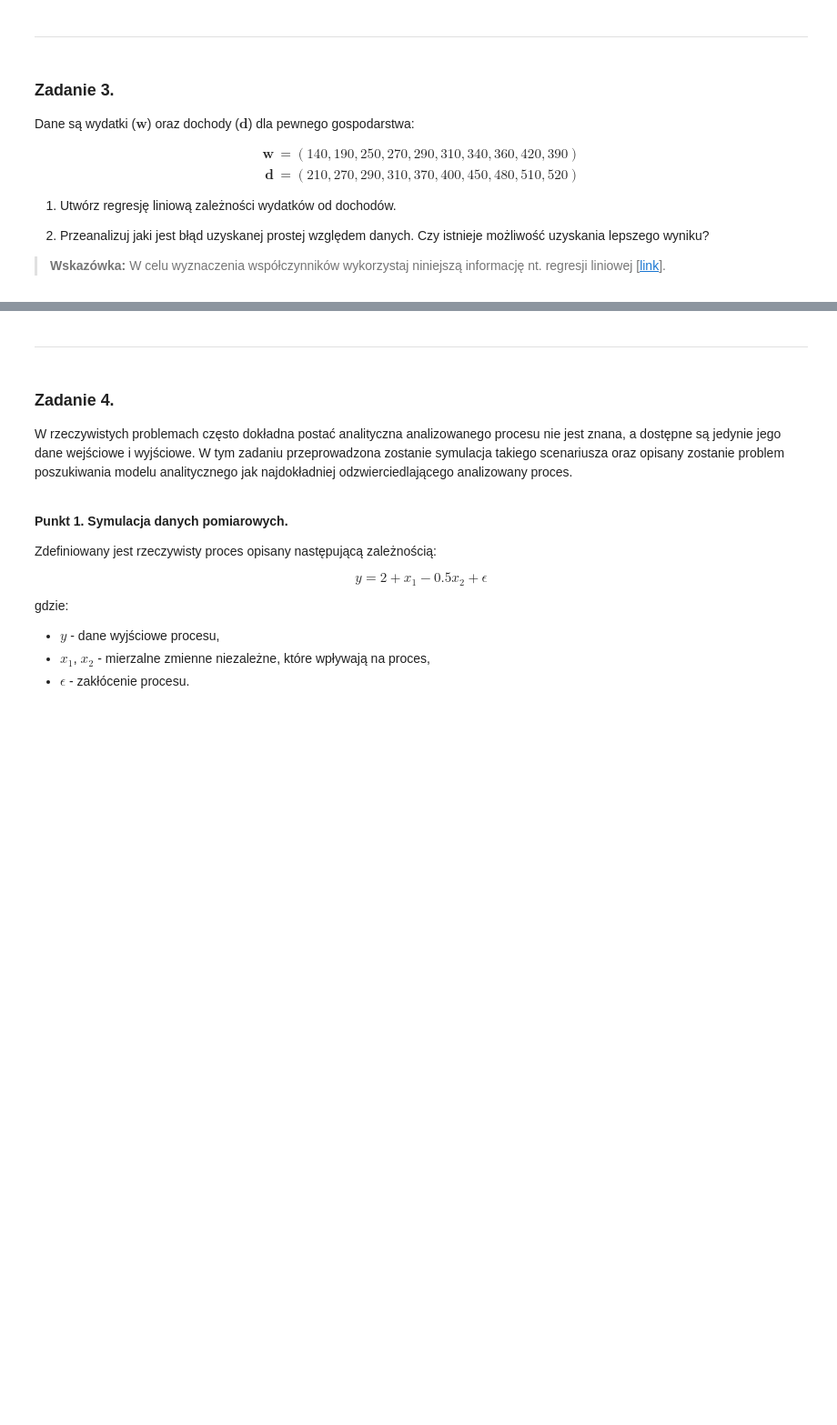
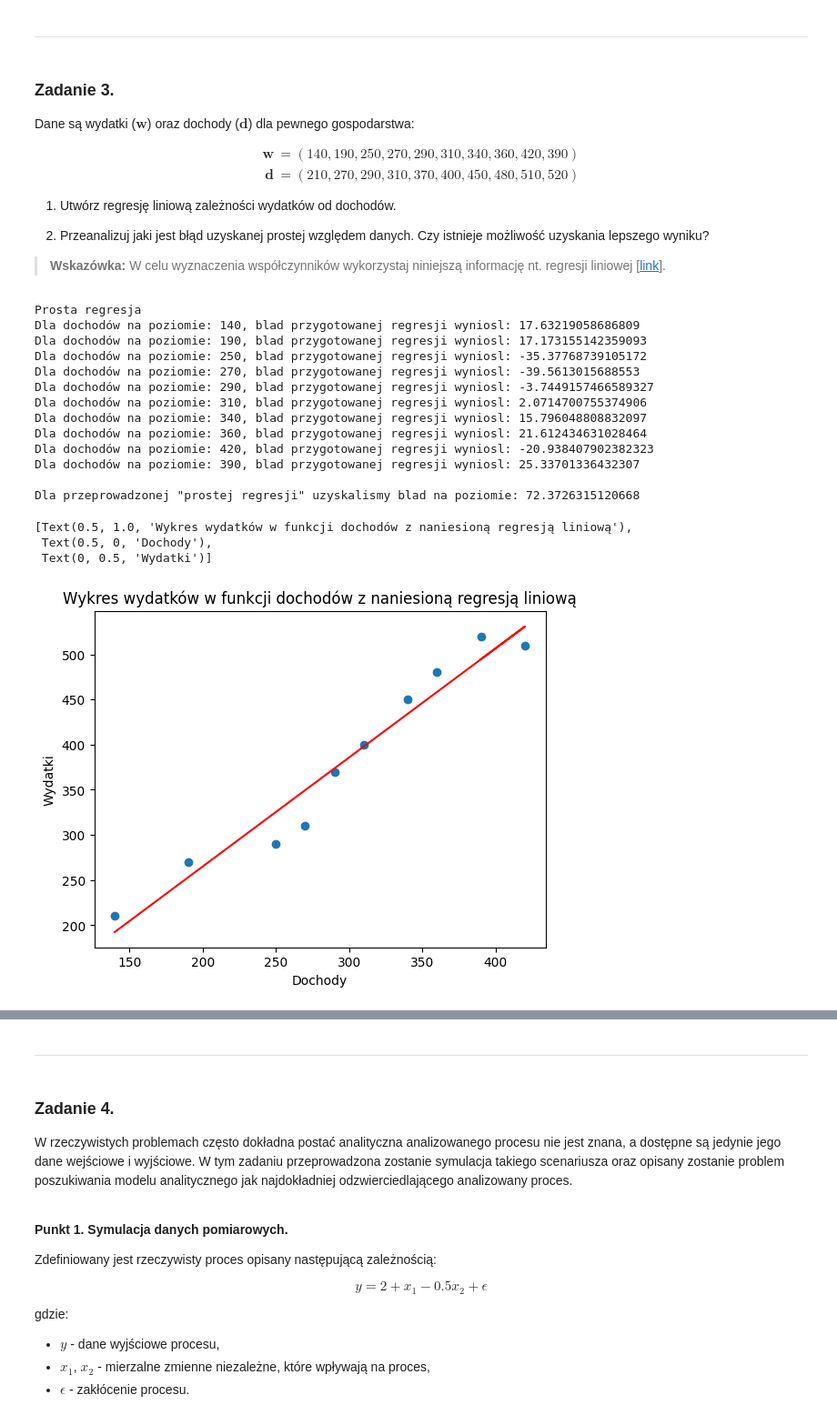
Before and after one commit to MN-KJ-2025/lab-5-r-wnania-m-x-n-CarlosC602, a Jupyter notebook: sprawozdanie.ipynb, the cells around one changed output, grey strips where cells are left out. Shown: that part at 91% size. Saved outputs shown, nothing was run; the diff lists cells and outputs as text; code cells hidden in the pictures; blank space fills up the shorter version.

```diff
--- a/sprawozdanie.ipynb
+++ b/sprawozdanie.ipynb
@@ -222,0 +253,47 @@ d = np.array([210, 270, 290, 310, 370, 400, 450, 480, 510, 520])
+# %%
+w_avg = sum(w)/len(w)
+d_avg = sum(d)/len(d)
+
+licz_sum = 0
+mian_sum = 0
+
+for i in range(len(w)):
+    licz_sum += d[i] * (w[i] - w_avg)
+    mian_sum += (w[i] - w_avg) ** 2
+
+a_simple = licz_sum / mian_sum
+b_simple = d_avg - (a_simple * w_avg)
+
+line_1 = (a_simple * w) + b_simple
+
+print("Prosta regresja")
+errors_1 = []
+for i in range(len(d)):
+    error = d[i]-line_1[i]
+    errors_1.append(error)
+    print("Dla dochodów na poziomie: {0}, blad przygotowanej regresji wyniosl: {1}".format(w[i], error))
+norm_errors_1 = np.linalg.norm(errors_1)
+print('\nDla przeprowadzonej "prostej regresji" uzyskalismy blad na poziomie: {0}'.format(norm_errors_1))
+
+fig, ax = plt.subplots()
+ax.plot(w, d, 'o')
+ax.plot(w, line_1, 'r')
+ax.set(title='Wykres wydatków w funkcji dochodów z naniesioną regresją liniową', xlabel='Dochody', ylabel='Wydatki')
+# %% [output]
+Prosta regresja
+Dla dochodów na poziomie: 140, blad przygotowanej regresji wyniosl: 17.63219058686809
+Dla dochodów na poziomie: 190, blad przygotowanej regresji wyniosl: 17.173155142359093
+Dla dochodów na poziomie: 250, blad przygotowanej regresji wyniosl: -35.37768739105172
+Dla dochodów na poziomie: 270, blad przygotowanej regresji wyniosl: -39.5613015688553
+Dla dochodów na poziomie: 290, blad przygotowanej regresji wyniosl: -3.7449157466589327
+Dla dochodów na poziomie: 310, blad przygotowanej regresji wyniosl: 2.0714700755374906
+Dla dochodów na poziomie: 340, blad przygotowanej regresji wyniosl: 15.796048808832097
+Dla dochodów na poziomie: 360, blad przygotowanej regresji wyniosl: 21.612434631028464
+Dla dochodów na poziomie: 420, blad przygotowanej regresji wyniosl: -20.938407902382323
+Dla dochodów na poziomie: 390, blad przygotowanej regresji wyniosl: 25.33701336432307
+
+Dla przeprowadzonej "prostej regresji" uzyskalismy blad na poziomie: 72.3726315120668
+[Text(0.5, 1.0, 'Wykres wydatków w funkcji dochodów z naniesioną regresją liniową'),
+ Text(0.5, 0, 'Dochody'),
+ Text(0, 0.5, 'Wydatki')]
+[figure, added]
```
Also changed, not shown: parts of 11 cells of this notebook, 1 other file.
